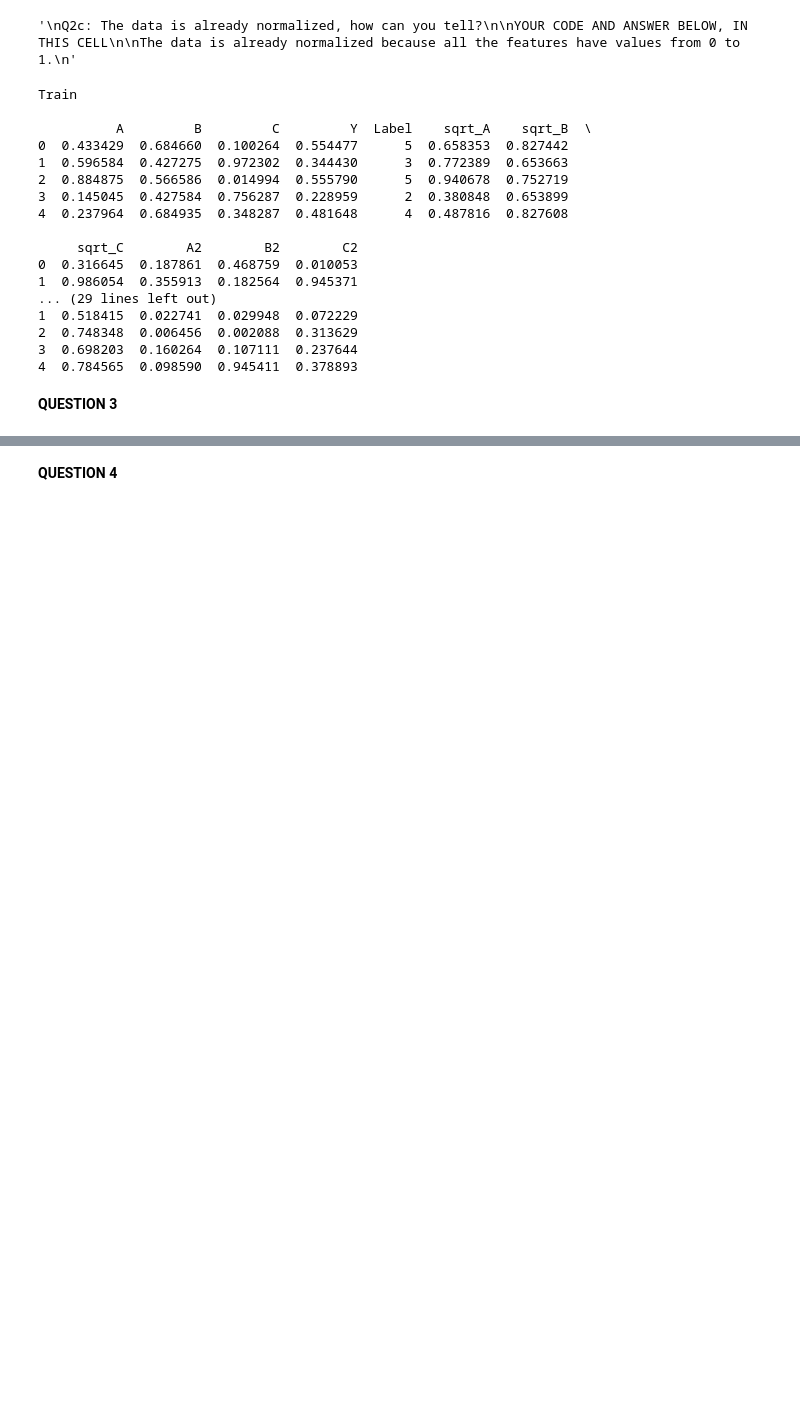
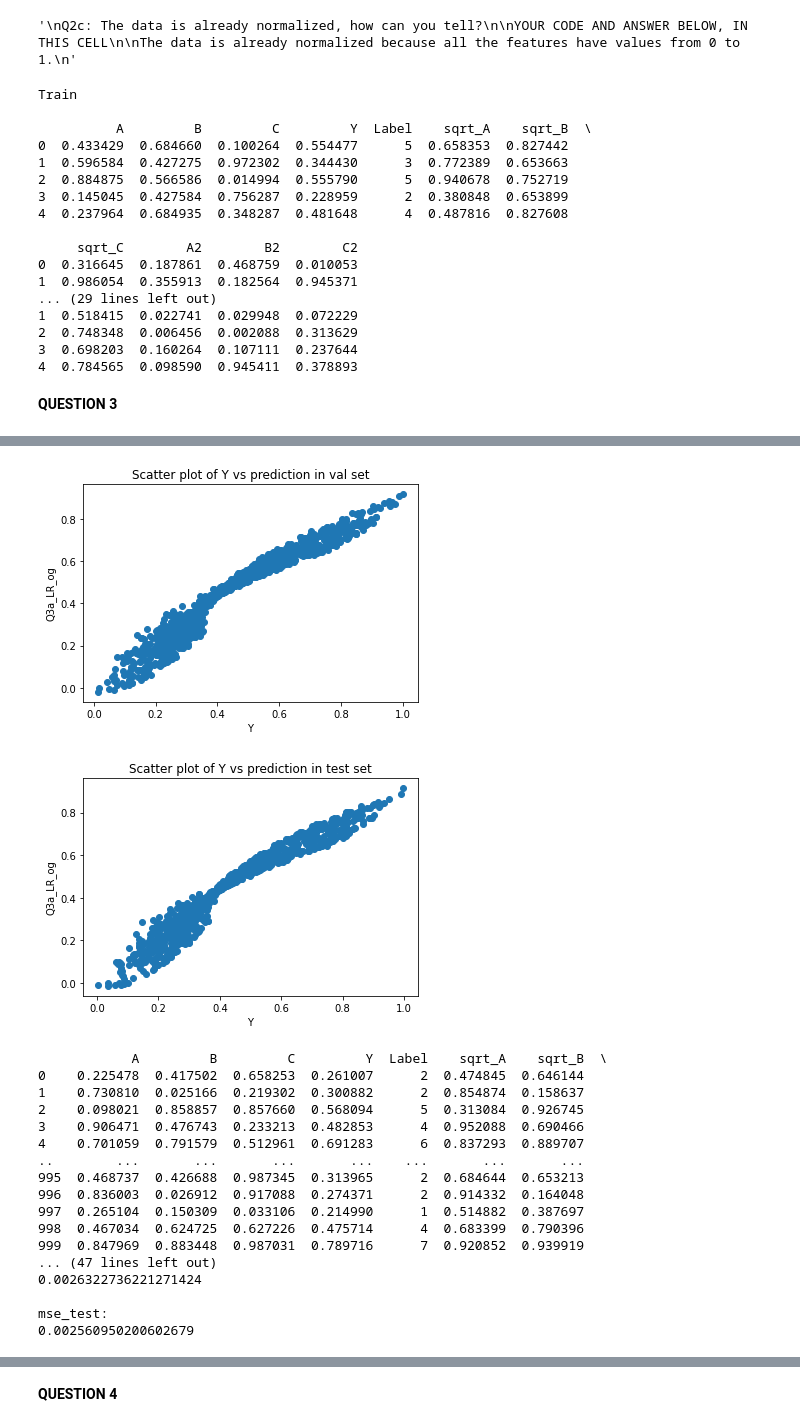
Before and after one commit to Astray909/SYSC4415, a Jupyter notebook: Assignment 1/assignment_1_template.ipynb, the cells around one changed output, grey strips where cells are left out. Drawn from its saved outputs; the diff is of its cells as text; code cells hidden in the pictures; blank space fills up the shorter version.

```diff
--- a/Assignment 1/assignment_1_template.ipynb
+++ b/Assignment 1/assignment_1_template.ipynb
@@ -159,3 +192,70 @@ YOUR CODE AND ANSWER BELOW, IN THIS CELL
+# %%
+"""
+Q3b: What are the mean absolute errors of the train set, val set, and test sets using this model? Did the model overfit the train set?
+
+YOUR CODE AND ANSWER BELOW, IN THIS CELL
+
+The MSE obtained for train, val, and test set are all very closly to each other at around 0.0026, meaning the model did not overfit the train set
+"""
+# Make predictions on val set
+val_features_original = val_df[["A", "B", "C"]]
+val_y = val_df[["Y"]]
+val_predictions = reg.predict(val_features_original)
+val_df['Q3a_LR_og'] = val_predictions
+
+# create three scatter plot of the val set of Y and pred values
+plt.scatter(val_df['Y'], val_df['Q3a_LR_og'])
+plt.xlabel('Y');plt.ylabel('Q3a_LR_og');plt.title('Scatter plot of Y vs prediction in val set')
+plt.show()
+
+# Make predictions on test set
+test_features_original = test_df[["A", "B", "C"]]
+test_y = test_df[["Y"]]
+test_predictions = reg.predict(test_features_original)
+test_df['Q3a_LR_og'] = test_predictions
+
+# create three scatter plot of the test set of Y and pred testues
+plt.scatter(test_df['Y'], test_df['Q3a_LR_og'])
+plt.xlabel('Y');plt.ylabel('Q3a_LR_og');plt.title('Scatter plot of Y vs prediction in test set')
+plt.show()
+
+print(val_df)
+print(test_df)
+
+# MSE of train
+mse_train = mean_squared_error(train_predictions, train_df[["Y"]].values)
+print("\nmse_train: ")
+print(mse_train)
+
+# MSE of val
+mse_val = mean_squared_error(val_predictions, val_df[["Y"]].values)
+print("\nmse_val: ")
+print(mse_val)
+
+# MSE of test
+mse_test = mean_squared_error(test_predictions, test_df[["Y"]].values)
+print("\nmse_test: ")
+print(mse_test)
+# %% [output]
+[figure, added]
+[figure, added]
+            A         B         C         Y  Label    sqrt_A    sqrt_B  \
+0    0.225478  0.417502  0.658253  0.261007      2  0.474845  0.646144
+1    0.730810  0.025166  0.219302  0.300882      2  0.854874  0.158637
+2    0.098021  0.858857  0.857660  0.568094      5  0.313084  0.926745
+3    0.906471  0.476743  0.233213  0.482853      4  0.952088  0.690466
+4    0.701059  0.791579  0.512961  0.691283      6  0.837293  0.889707
+..        ...       ...       ...       ...    ...       ...       ...
+995  0.468737  0.426688  0.987345  0.313965      2  0.684644  0.653213
+996  0.836003  0.026912  0.917088  0.274371      2  0.914332  0.164048
+997  0.265104  0.150309  0.033106  0.214990      1  0.514882  0.387697
+998  0.467034  0.624725  0.627226  0.475714      4  0.683399  0.790396
+999  0.847969  0.883448  0.987031  0.789716      7  0.920852  0.939919
+... (47 lines left out)
+0.0026322736221271424
+
+mse_test:
+0.002560950200602679
 # %%
 """
 Q3c: What are the values of the 4 learned parameters (3 weights and 1 bias)? Do these values make sense given your scatter plots in Q2a?
```
Also changed, not shown: parts of 27 cells of this notebook.
